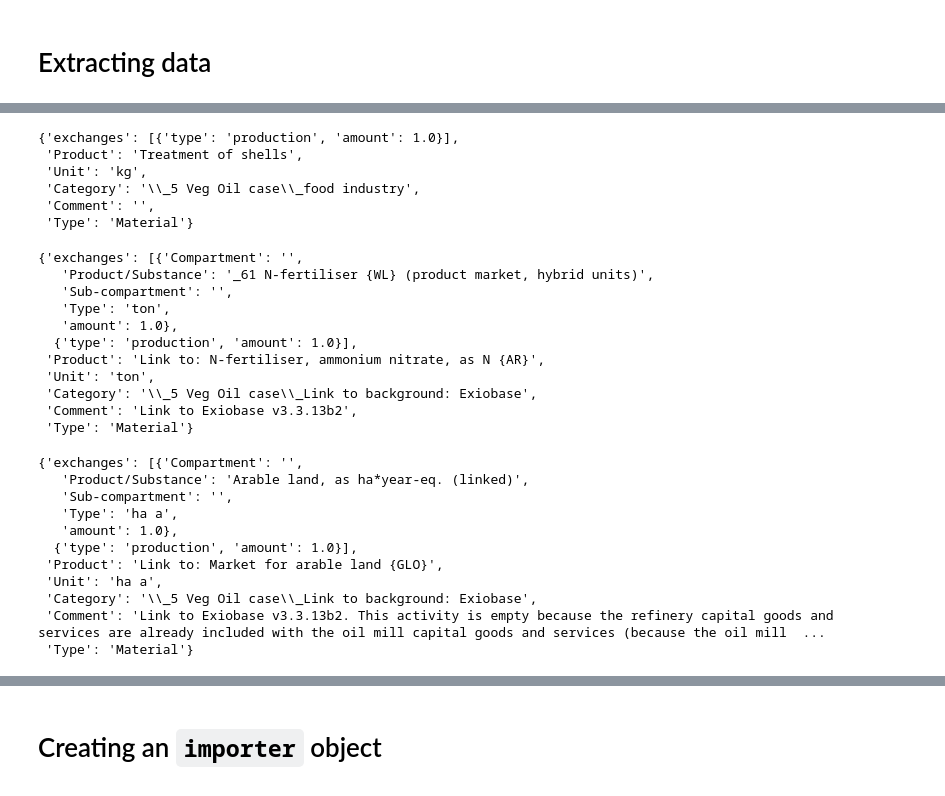
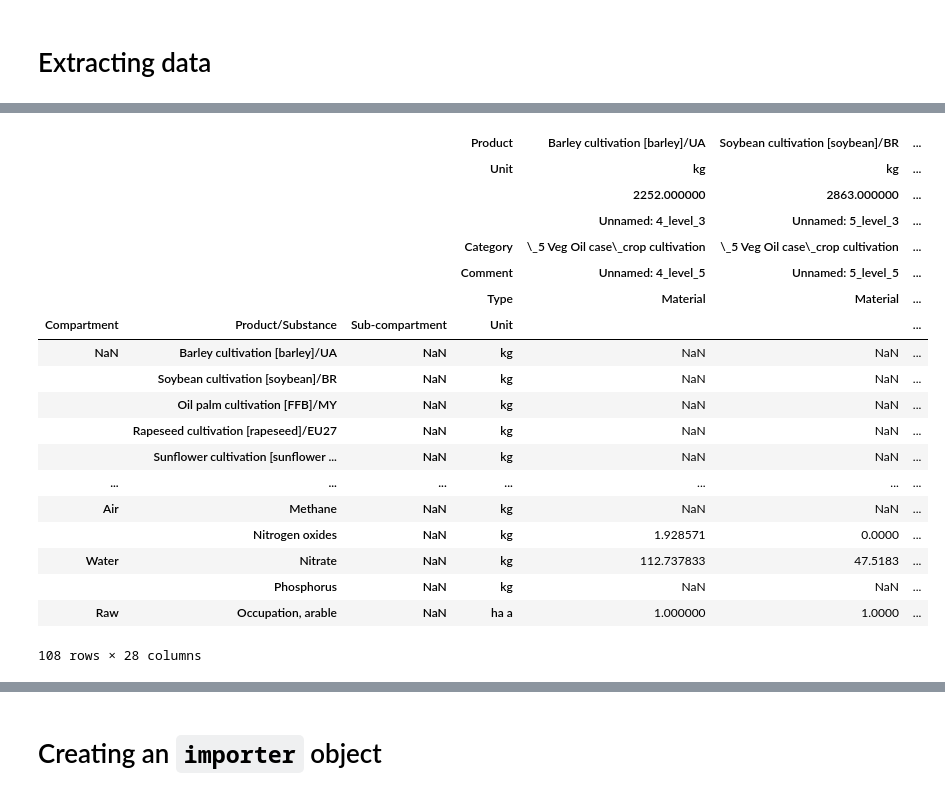
Before and after one commit to cmutel/regionalized-lca-examples, a Jupyter notebook: exiobase-oil-crops/1 - Setup foreground database.ipynb, the cells around one changed output, grey strips where cells are left out. Drawn from its saved outputs; the diff is of its cells as text; code cells hidden in the pictures.

Commit message:
fix foreground inventory import

```diff
--- a/exiobase-oil-crops/1 - Setup foreground database.ipynb
+++ b/exiobase-oil-crops/1 - Setup foreground database.ipynb
@@ -95,38 +15,0 @@ fd[0]
-# %%
-fd[-1]
-# %% [output]
-{'exchanges': [{'type': 'production', 'amount': 1.0}],
- 'Product': 'Treatment of shells',
- 'Unit': 'kg',
- 'Category': '\\_5 Veg Oil case\\_food industry',
- 'Comment': '',
- 'Type': 'Material'}
-# %%
-fi = transform_into_datasets(foreground_intermediate, 4, 7)
-fi[0]
-# %% [output]
-{'exchanges': [{'Compartment': '',
-   'Product/Substance': '_61 N-fertiliser {WL} (product market, hybrid units)',
-   'Sub-compartment': '',
-   'Type': 'ton',
-   'amount': 1.0},
-  {'type': 'production', 'amount': 1.0}],
- 'Product': 'Link to: N-fertiliser, ammonium nitrate, as N {AR}',
- 'Unit': 'ton',
- 'Category': '\\_5 Veg Oil case\\_Link to background: Exiobase',
- 'Comment': 'Link to Exiobase v3.3.13b2',
- 'Type': 'Material'}
-# %%
-fi[-1]
-# %% [output]
-{'exchanges': [{'Compartment': '',
-   'Product/Substance': 'Arable land, as ha*year-eq. (linked)',
-   'Sub-compartment': '',
-   'Type': 'ha a',
-   'amount': 1.0},
-  {'type': 'production', 'amount': 1.0}],
- 'Product': 'Link to: Market for arable land {GLO}',
- 'Unit': 'ha a',
- 'Category': '\\_5 Veg Oil case\\_Link to background: Exiobase',
- 'Comment': 'Link to Exiobase v3.3.13b2. This activity is empty because the refinery capital goods and services are already included with the oil mill capital goods and services (because the oil mill  ...
- 'Type': 'Material'}
@@ -132,0 +18,24 @@ fi[-1]
+# %%
+df = pd.read_excel("data/Foreground direct.xlsx", index_col=[0,1,2,3], header=[0,1,2,3,4,5,6])
+df
+# %% [output]
+|  |  |  | Product | Barley cultivation [barley]/UA | Soybean cultivation [soybean]/BR | ... |
+|  |  |  | Unit | kg | kg | ... |
+|  |  |  |  | 2252.000000 | 2863.000000 | ... |
+|  |  |  |  | Unnamed: 4_level_3 | Unnamed: 5_level_3 | ... |
+|  |  |  | Category | \_5 Veg Oil case\_crop cultivation | \_5 Veg Oil case\_crop cultivation | ... |
+|  |  |  | Comment | Unnamed: 4_level_5 | Unnamed: 5_level_5 | ... |
+|  |  |  | Type | Material | Material | ... |
+| Compartment | Product/Substance | Sub-compartment | Unit |  |  | ... |
+| NaN | Barley cultivation [barley]/UA | NaN | kg | NaN | NaN | ... |
+|  | Soybean cultivation [soybean]/BR | NaN | kg | NaN | NaN | ... |
+|  | Oil palm cultivation [FFB]/MY | NaN | kg | NaN | NaN | ... |
+|  | Rapeseed cultivation [rapeseed]/EU27 | NaN | kg | NaN | NaN | ... |
+|  | Sunflower cultivation [sunflower ... | NaN | kg | NaN | NaN | ... |
+| ... | ... | ... | ... | ... | ... | ... |
+| Air | Methane | NaN | kg | NaN | NaN | ... |
+|  | Nitrogen oxides | NaN | kg | 1.928571 | 0.0000 | ... |
+| Water | Nitrate | NaN | kg | 112.737833 | 47.5183 | ... |
+|  | Phosphorus | NaN | kg | NaN | NaN | ... |
+| Raw | Occupation, arable | NaN | ha a | 1.000000 | 1.0000 | ... |
+108 rows × 28 columns
```
Also changed, not shown: parts of 104 cells of this notebook, 2 other files.
